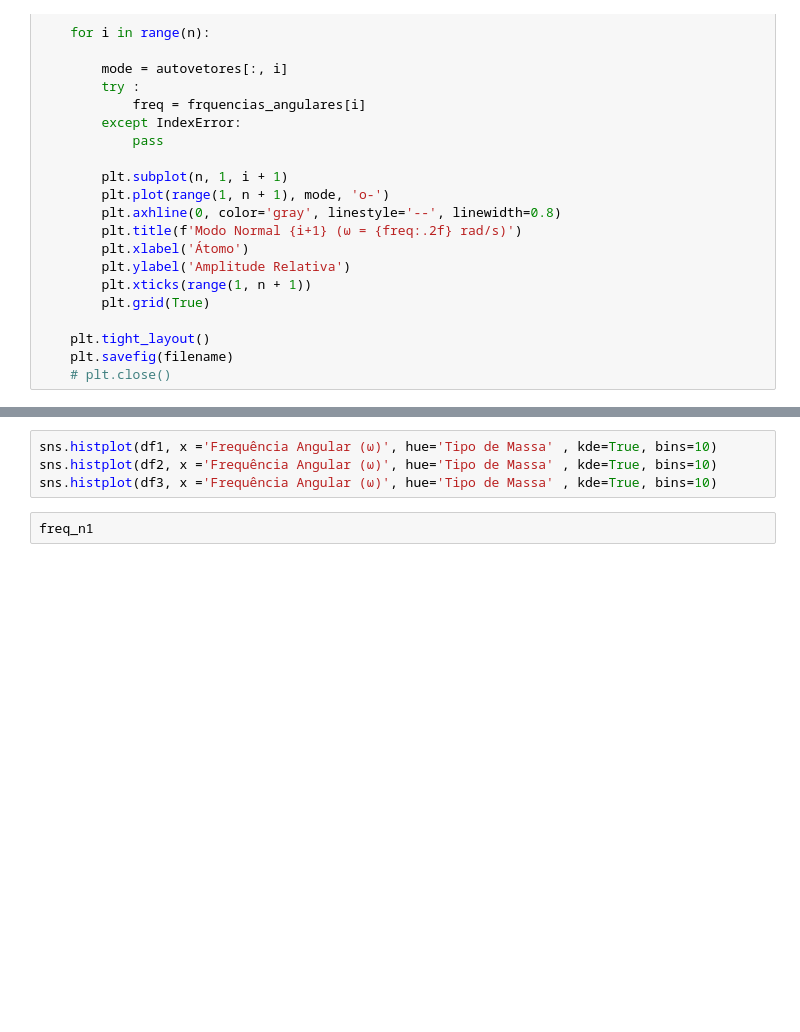
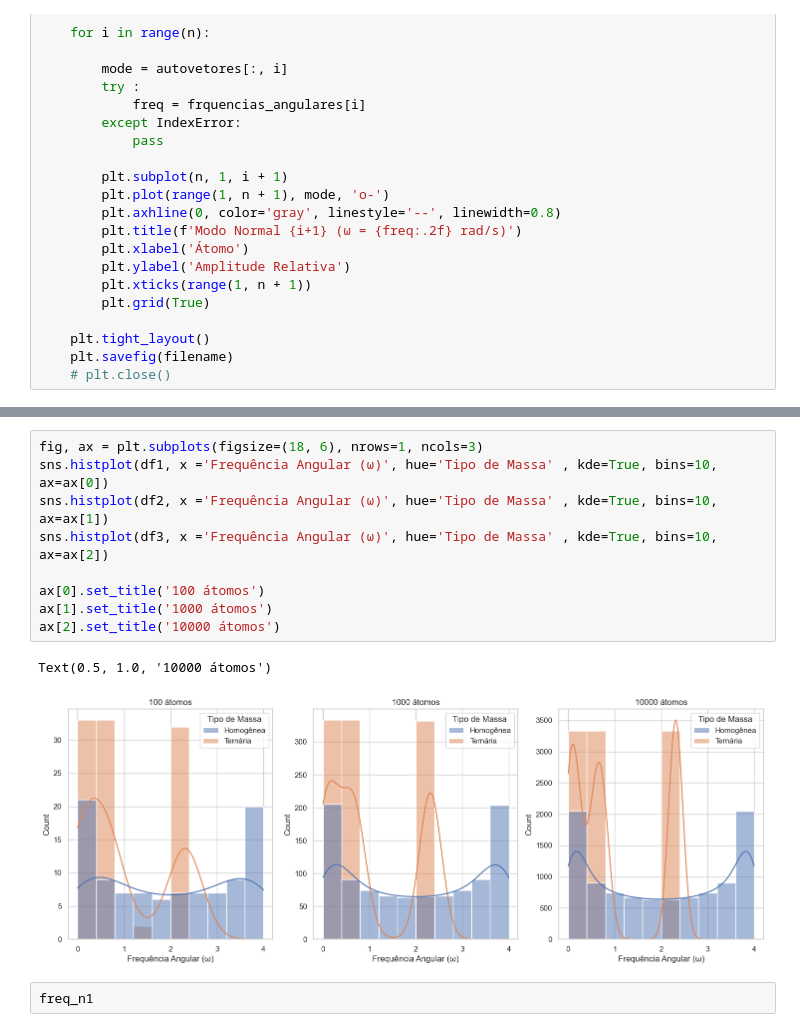
Before and after one commit to LucasMDeLucca/AV5, a Jupyter notebook: av5.ipynb, the cells around one changed output, grey strips where cells are left out. Cells and saved outputs as stored; diff of their text form; blank space fills up the shorter version.

Commit message:
Ajuste com primeiro plot

```diff
--- a/av5.ipynb
+++ b/av5.ipynb
@@ -154,7 +197,15 @@ df3['Tipo de Massa'] = ['Homogênea']*len(n1_freq10000) + ['Ternária']*len(n2_f
 # %%
-sns.histplot(df1, x ='Frequência Angular (ω)', hue='Tipo de Massa' , kde=True, bins=10)
-sns.histplot(df2, x ='Frequência Angular (ω)', hue='Tipo de Massa' , kde=True, bins=10)
-sns.histplot(df3, x ='Frequência Angular (ω)', hue='Tipo de Massa' , kde=True, bins=10)
+fig, ax = plt.subplots(figsize=(18, 6), nrows=1, ncols=3)
+sns.histplot(df1, x ='Frequência Angular (ω)', hue='Tipo de Massa' , kde=True, bins=10, ax=ax[0])
+sns.histplot(df2, x ='Frequência Angular (ω)', hue='Tipo de Massa' , kde=True, bins=10, ax=ax[1])
+sns.histplot(df3, x ='Frequência Angular (ω)', hue='Tipo de Massa' , kde=True, bins=10, ax=ax[2])
+
+ax[0].set_title('100 átomos')
+ax[1].set_title('1000 átomos')
+ax[2].set_title('10000 átomos')
+# %% [output]
+Text(0.5, 1.0, '10000 átomos')
+[figure, added]
 # %%
 freq_n1
 # %% [output]
```
Also changed, not shown: parts of 6 cells of this notebook.
